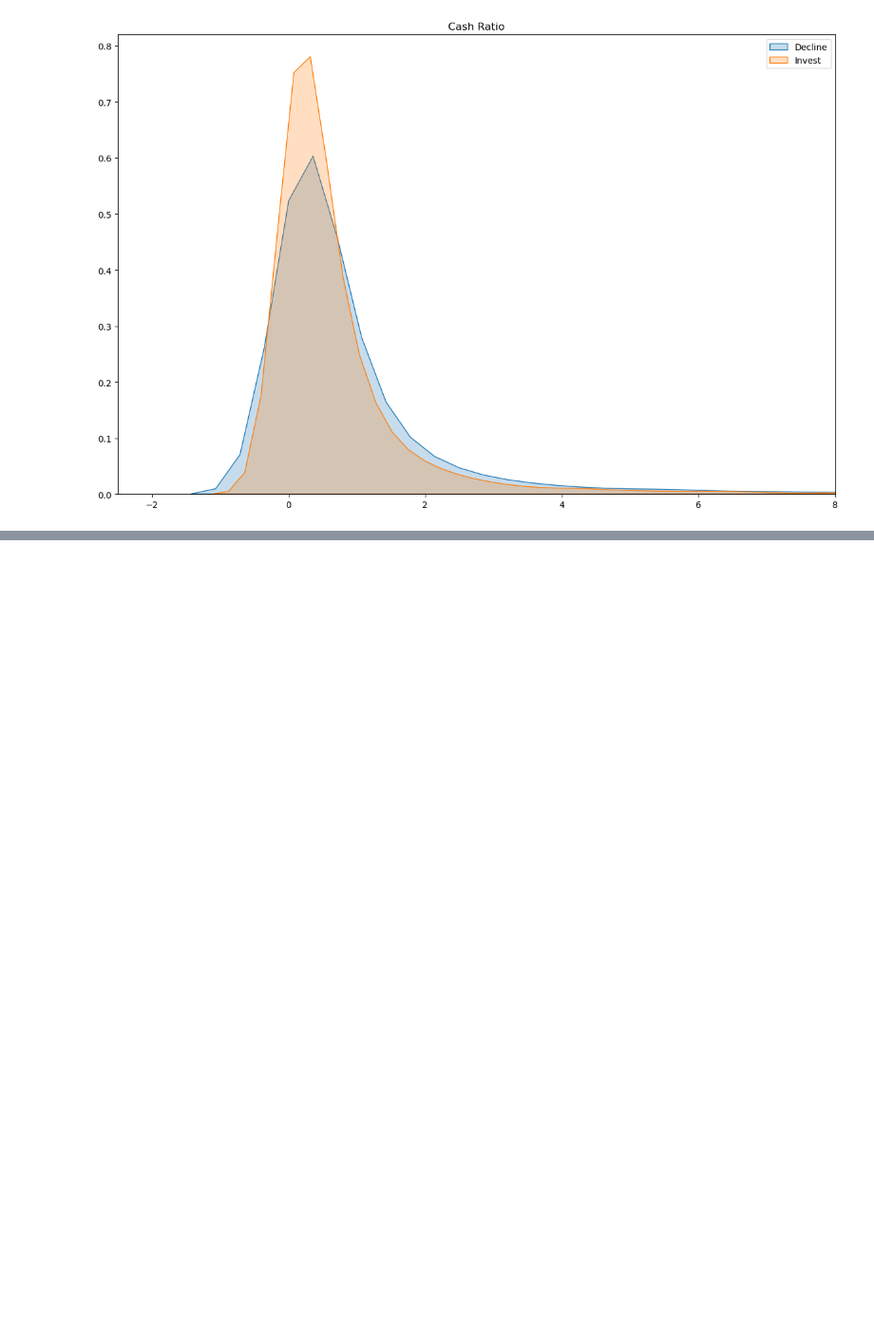
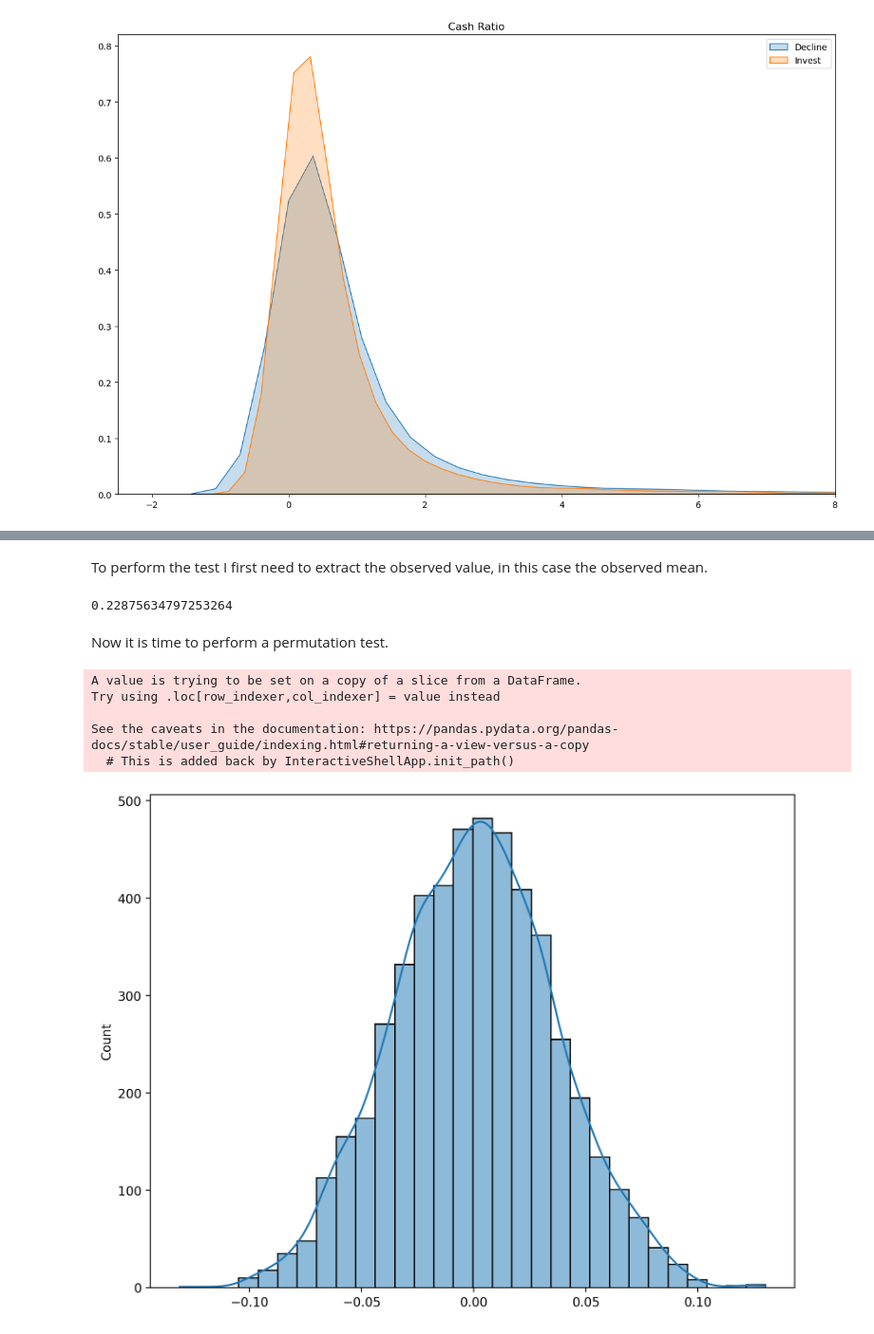
Before and after one commit to leonardo-lealfilho/Springboard, a Jupyter notebook: Capstone Project/Capstone Project.ipynb, the cells around one changed output, grey strips where cells are left out. Shown at 95% size. Saved outputs shown, nothing was run; the diff lists cells and outputs as text; code cells hidden in the pictures; blank space fills up the shorter version.

Commit message:
Exploratoty Data Analysis

```diff
--- a/Capstone Project/Capstone Project.ipynb
+++ b/Capstone Project/Capstone Project.ipynb
@@ -22,6 +22,3 @@ fi_2015 = pd.read_csv("Financial_Indicators/2015_Financial_Data.csv")
 fi_2016 = pd.read_csv("Financial_Indicators/2016_Financial_Data.csv")
 fi_2017 = pd.read_csv("Financial_Indicators/2017_Financial_Data.csv")
 fi_2018 = pd.read_csv("Financial_Indicators/2018_Financial_Data.csv")
-# %%
-for i in fi_2014.columns:
-    print(i)
@@ -1900,0 +1604,2 @@ plt.tight_layout()
+# %% [markdown]
+To perform the test I first need to extract the observed value, in this case the observed mean.
@@ -1900,0 +1610,32 @@ plt.tight_layout()
+# %%
+cr_observed
+# %% [output]
+0.22875634797253264
+# %% [markdown]
+Now it is time to perform a permutation test.
+# %%
+# First, isolate the cash ratio and class into a separate dataframe.
+cr = indicators[['Cash Ratio', 'Class']]
+
+# Second, make a list called cr_difference.
+cr_difference = []
+
+# Now make a for loop that does the following 5,000 times:
+# 1. makes a permutation of the 'Cash Ratio' feature
+# 2. calculates the difference in the mean cash ratio for invest and the mean rating for decline.
+for i in range(5000):
+    cr[i] = np.random.permutation(cr['Cash Ratio'])
+    cr_difference.append(cr[i].groupby(cr['Class']).mean()[0] - cr[i].groupby(cr['Class']).mean()[1])
+# %% [output]
+A value is trying to be set on a copy of a slice from a DataFrame.
+Try using .loc[row_indexer,col_indexer] = value instead
+
+See the caveats in the documentation: https://pandas.pydata.org/pandas-docs/stable/user_guide/indexing.html#returning-a-view-versus-a-copy
+  # This is added back by InteractiveShellApp.init_path()
+# %%
+plt.figure(figsize = (8, 6), dpi = 200)
+sns.histplot(cr_difference, bins = 30, kde = True)
+
+plt.tight_layout()
+# %% [output]
+[figure, added]
```
Also changed, not shown: parts of 134 cells of this notebook.
